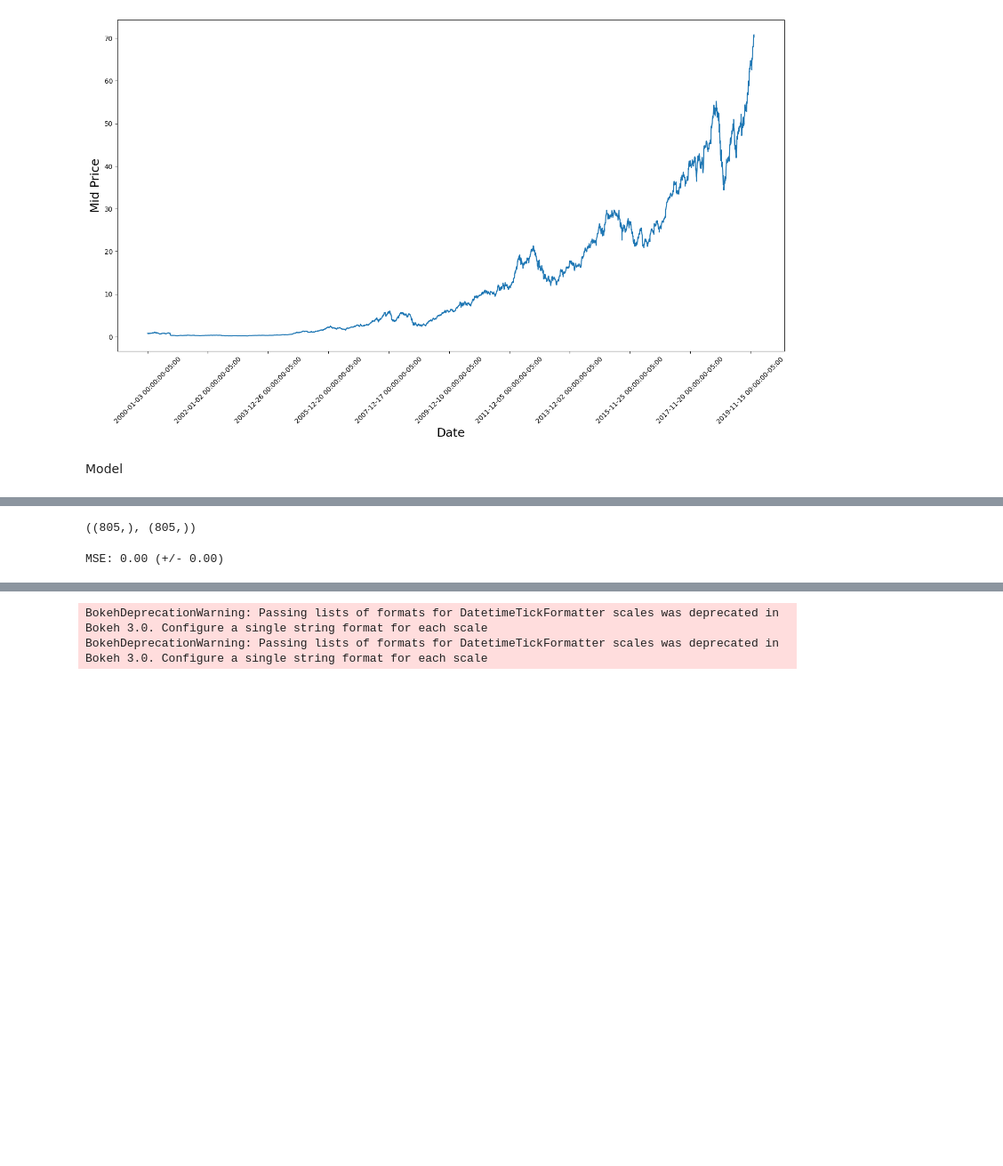
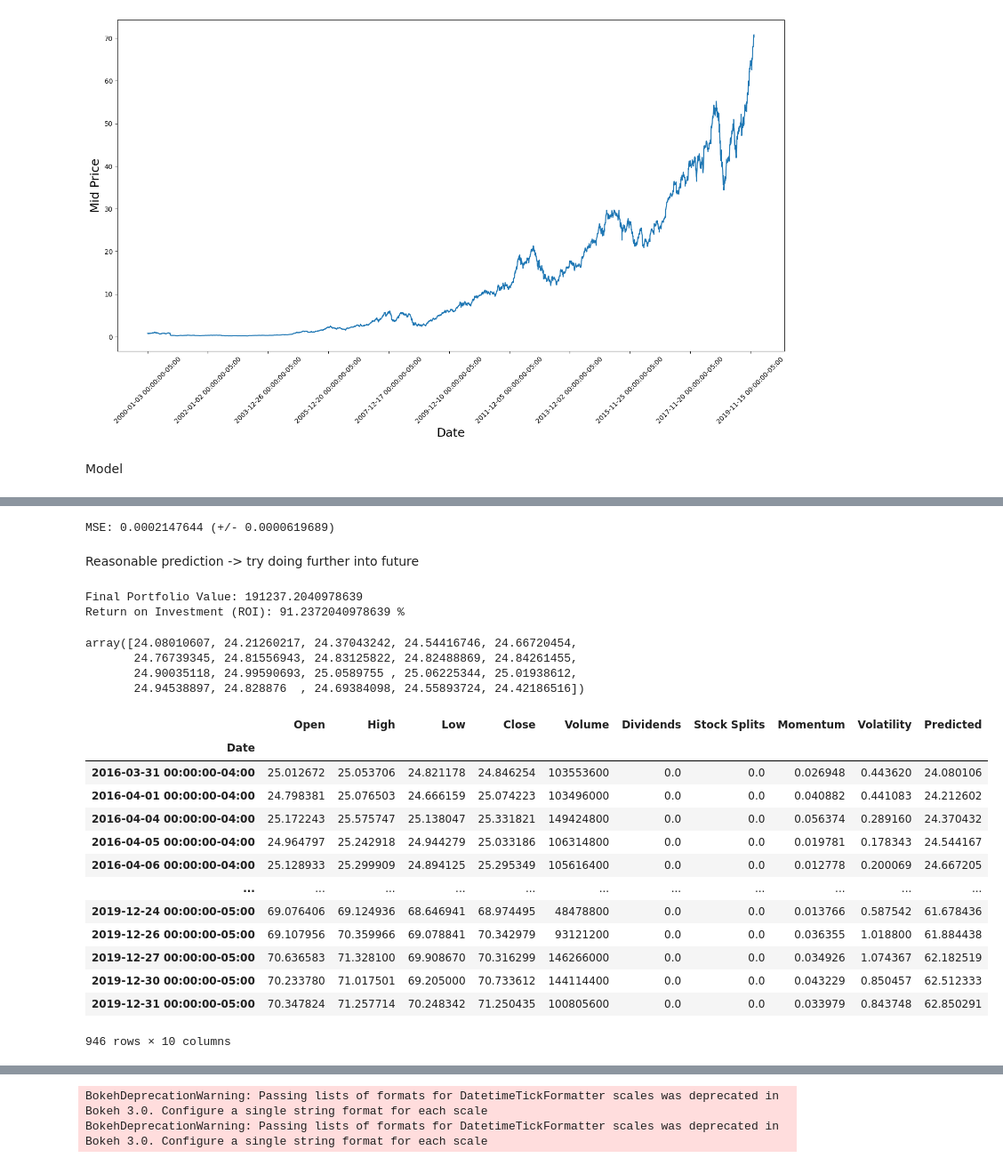
Before and after one commit to alexandramcadam/QuantProject, a Jupyter notebook: LSTMstrategy.ipynb, the cells around one changed output, grey strips where cells are left out. Shown: that part at 89% size. Drawn from its saved outputs; the diff is of its cells as text; code cells hidden in the pictures; blank space fills up the shorter version.

```diff
--- a/LSTMstrategy.ipynb
+++ b/LSTMstrategy.ipynb
@@ -165,10 +219,8 @@ len(predictions), len(X_test)
-# %%
-np.concatenate(predictions).shape, np.concatenate(y_test).shape
-# %% [output]
-((805,), (805,))
 # %%
 #model evaluation
-mse = (1/len(predictions))*((np.concatenate(predictions) - np.concatenate(y_test))**2)
-print(f"MSE: {mse.mean():0.2f} (+/- {mse.std():0.2f})")
+mse = (1/len(predictions))*((np.concatenate(predictions) - y_test**2))
+print(f"MSE: {mse.mean():0.10f} (+/- {mse.std():0.10f})")
 # %% [output]
-MSE: 0.00 (+/- 0.00)
+MSE: 0.0002147644 (+/- 0.0000619689)
+# %% [markdown]
+Reasonable prediction -> try doing further into future
@@ -174,0 +242,68 @@ MSE: 0.00 (+/- 0.00)
+# %%
+# Set parameters
+initial_capital = 100000
+capital = initial_capital
+positions = 0  # Number of shares held
+transaction_fee = 0.001  # 0.1% per transaction
+
+actual_prices = test_data[:,0]
+
+portfolio_values = []
+
+# Simulate strategy
+for i, signal in enumerate(signals):
+    current_price = actual_prices[i]
+
+    if signal == "Buy" and positions == 0:
+        positions = (capital * (1 - transaction_fee)) / current_price
+        capital = 0
+    elif signal == "Sell" and positions > 0:
+        capital = positions * current_price * (1 - transaction_fee)
+        positions = 0
+
+    # Update portfolio value
+    portfolio_value = capital if positions == 0 else positions * current_price
+    portfolio_values.append(portfolio_value)
+
+# Calculate performance
+roi = (portfolio_values[-1] - initial_capital) / initial_capital
+print("Final Portfolio Value:", portfolio_values[-1])
+print("Return on Investment (ROI):", roi * 100, "%")
+# %% [output]
+Final Portfolio Value: 191237.2040978639
+Return on Investment (ROI): 91.2372040978639 %
+# %%
+#scale back predictions - check this
+unscaled_predictions = scaler.inverse_transform(np.hstack((predictions, np.zeros((predictions.shape[0], 2)))))[:, 0]
+# %%
+unscaled_predictions[:20] #when did this scale back?
+# %% [output]
+array([24.08010607, 24.21260217, 24.37043242, 24.54416746, 24.66720454,
+       24.76739345, 24.81556943, 24.83125822, 24.82488869, 24.84261455,
+       24.90035118, 24.99590693, 25.0589755 , 25.06225344, 25.01938612,
+       24.94538897, 24.828876  , 24.69384098, 24.55893724, 24.42186516])
+# %%
+#use all columns
+unscaled_train_data, unscaled_test_data = train_test_split(data, train_size=train_size, shuffle=False)
+
+unscaled_test_data = unscaled_test_data[sequence_length:] #predictions start after sequence length i.e. 60 or 60+1? might need to shift by 1
+
+#predictions = scaler.inverse_transform(predictions)
+unscaled_test_data['Predicted'] = unscaled_predictions #this is scaled need to inverse scale
+# %%
+unscaled_test_data
+# %% [output]
+|  | Open | High | Low | Close | Volume | Dividends | Stock Splits | Momentum | Volatility | Predicted |
+| Date |  |  |  |  |  |  |  |  |  |  |
+| 2016-03-31 00:00:00-04:00 | 25.012672 | 25.053706 | 24.821178 | 24.846254 | 103553600 | 0.0 | 0.0 | 0.026948 | 0.443620 | 24.080106 |
+| 2016-04-01 00:00:00-04:00 | 24.798381 | 25.076503 | 24.666159 | 25.074223 | 103496000 | 0.0 | 0.0 | 0.040882 | 0.441083 | 24.212602 |
+| 2016-04-04 00:00:00-04:00 | 25.172243 | 25.575747 | 25.138047 | 25.331821 | 149424800 | 0.0 | 0.0 | 0.056374 | 0.289160 | 24.370432 |
+| 2016-04-05 00:00:00-04:00 | 24.964797 | 25.242918 | 24.944279 | 25.033186 | 106314800 | 0.0 | 0.0 | 0.019781 | 0.178343 | 24.544167 |
+| 2016-04-06 00:00:00-04:00 | 25.128933 | 25.299909 | 24.894125 | 25.295349 | 105616400 | 0.0 | 0.0 | 0.012778 | 0.200069 | 24.667205 |
+| ... | ... | ... | ... | ... | ... | ... | ... | ... | ... | ... |
+| 2019-12-24 00:00:00-05:00 | 69.076406 | 69.124936 | 68.646941 | 68.974495 | 48478800 | 0.0 | 0.0 | 0.013766 | 0.587542 | 61.678436 |
+| 2019-12-26 00:00:00-05:00 | 69.107956 | 70.359966 | 69.078841 | 70.342979 | 93121200 | 0.0 | 0.0 | 0.036355 | 1.018800 | 61.884438 |
+| 2019-12-27 00:00:00-05:00 | 70.636583 | 71.328100 | 69.908670 | 70.316299 | 146266000 | 0.0 | 0.0 | 0.034926 | 1.074367 | 62.182519 |
+| 2019-12-30 00:00:00-05:00 | 70.233780 | 71.017501 | 69.205000 | 70.733612 | 144114400 | 0.0 | 0.0 | 0.043229 | 0.850457 | 62.512333 |
+| 2019-12-31 00:00:00-05:00 | 70.347824 | 71.257714 | 70.248342 | 71.250435 | 100805600 | 0.0 | 0.0 | 0.033979 | 0.843748 | 62.850291 |
+946 rows × 10 columns
```
Also changed, not shown: parts of 20 cells of this notebook, 1 other file.
